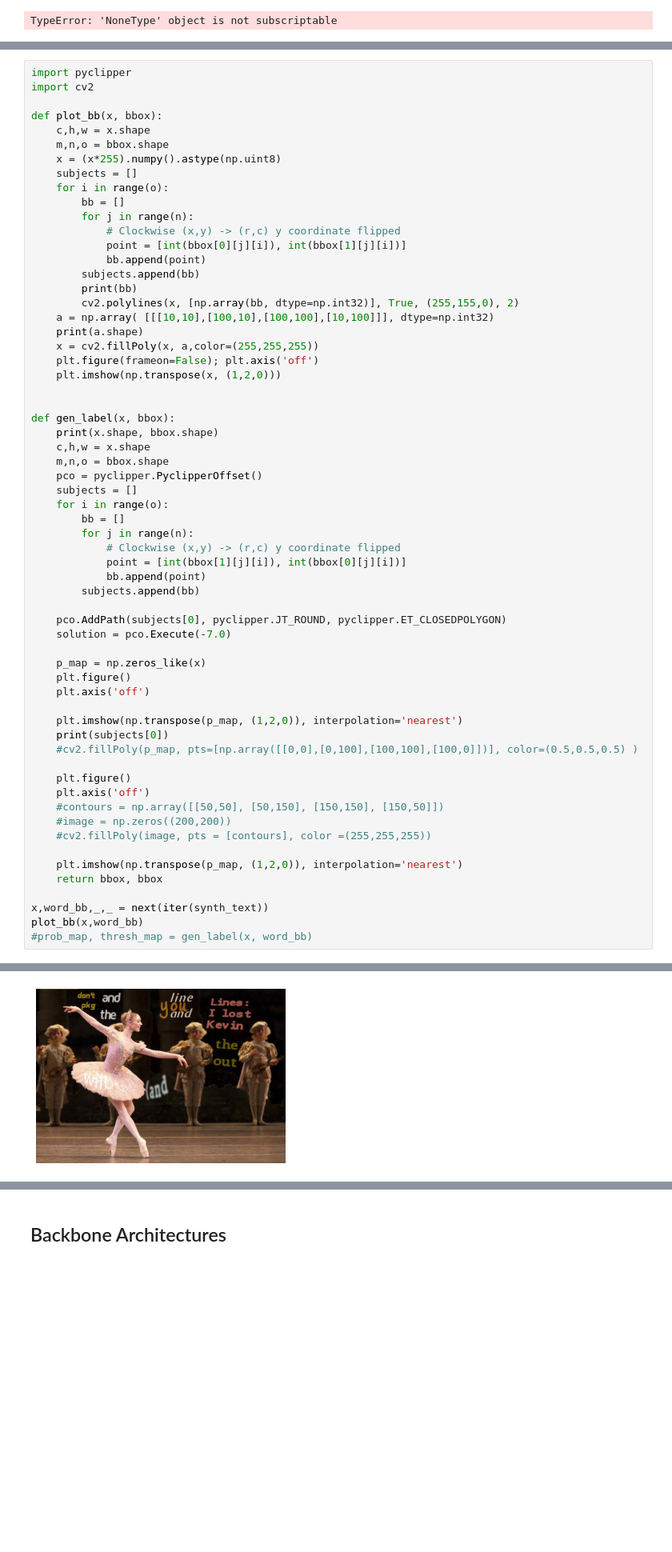
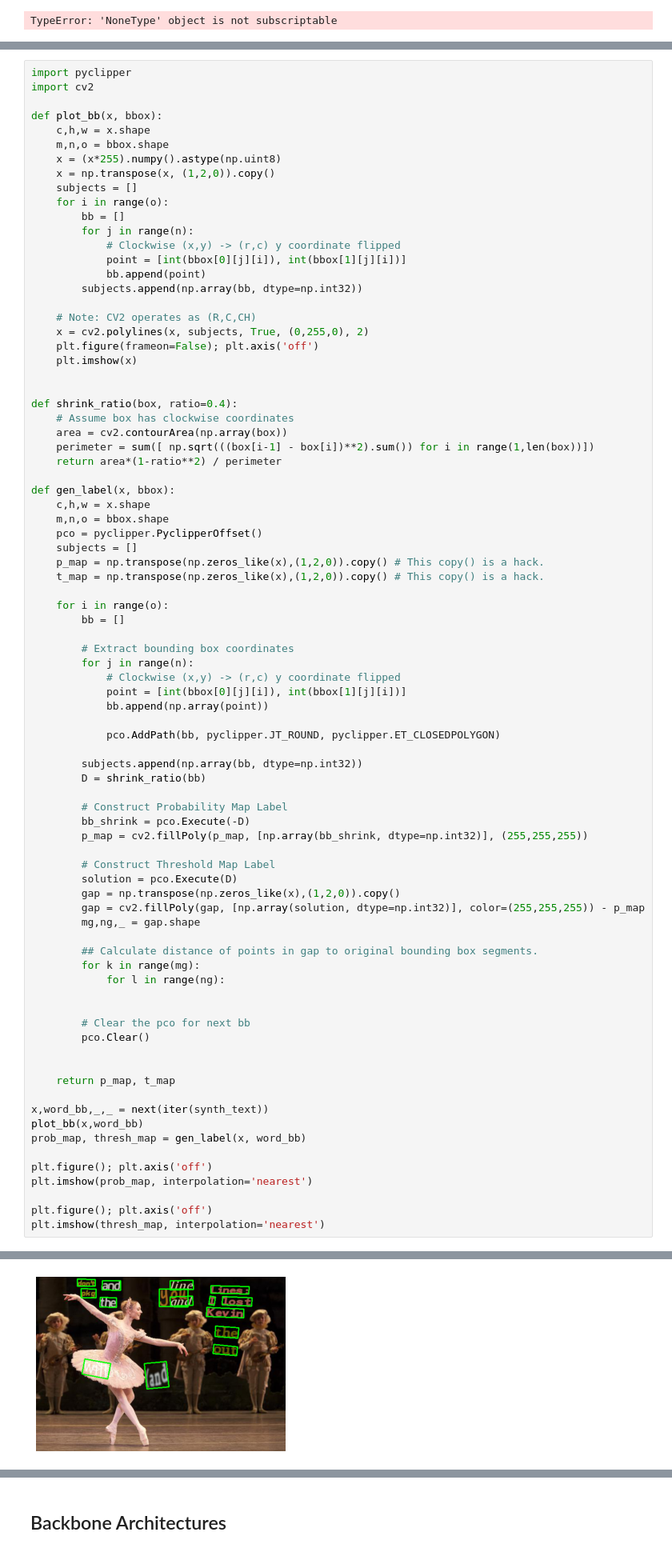
Before and after one commit to nu1ptr/ml_dl_notebooks, a Jupyter notebook: DBNet.ipynb, the cells around one changed output, grey strips where cells are left out. Shown: that part at 80% size. Saved outputs shown, nothing was run; the diff lists cells and outputs as text; blank space fills up the shorter version.

```diff
--- a/DBNet.ipynb
+++ b/DBNet.ipynb
@@ -102,6 +108,7 @@ def plot_bb(x, bbox):
     c,h,w = x.shape
     m,n,o = bbox.shape
     x = (x*255).numpy().astype(np.uint8)
+    x = np.transpose(x, (1,2,0)).copy()
     subjects = []
     for i in range(o):
         bb = []
@@ -109,51 +116,70 @@ def plot_bb(x, bbox):
             # Clockwise (x,y) -> (r,c) y coordinate flipped
             point = [int(bbox[0][j][i]), int(bbox[1][j][i])]
             bb.append(point)
-        subjects.append(bb)
-        print(bb)
-        cv2.polylines(x, [np.array(bb, dtype=np.int32)], True, (255,155,0), 2)
-    a = np.array( [[[10,10],[100,10],[100,100],[10,100]]], dtype=np.int32)
-    print(a.shape)
-    x = cv2.fillPoly(x, a,color=(255,255,255))
+        subjects.append(np.array(bb, dtype=np.int32))
+
+    # Note: CV2 operates as (R,C,CH)
+    x = cv2.polylines(x, subjects, True, (0,255,0), 2)
     plt.figure(frameon=False); plt.axis('off')
-    plt.imshow(np.transpose(x, (1,2,0)))
+    plt.imshow(x)
 
 
+def shrink_ratio(box, ratio=0.4):
+    # Assume box has clockwise coordinates
+    area = cv2.contourArea(np.array(box))
+    perimeter = sum([ np.sqrt(((box[i-1] - box[i])**2).sum()) for i in range(1,len(box))])
+    return area*(1-ratio**2) / perimeter
+
 def gen_label(x, bbox):
-    print(x.shape, bbox.shape)
     c,h,w = x.shape
     m,n,o = bbox.shape
     pco = pyclipper.PyclipperOffset()
     subjects = []
+    p_map = np.transpose(np.zeros_like(x),(1,2,0)).copy() # This copy() is a hack.
+    t_map = np.transpose(np.zeros_like(x),(1,2,0)).copy() # This copy() is a hack.
+
     for i in range(o):
         bb = []
+
+        # Extract bounding box coordinates
         for j in range(n):
             # Clockwise (x,y) -> (r,c) y coordinate flipped
-            point = [int(bbox[1][j][i]), int(bbox[0][j][i])]
-            bb.append(point)
-        subjects.append(bb)
+            point = [int(bbox[0][j][i]), int(bbox[1][j][i])]
+            bb.append(np.array(point))
 
-    pco.AddPath(subjects[0], pyclipper.JT_ROUND, pyclipper.ET_CLOSEDPOLYGON)
-    solution = pco.Execute(-7.0)
+            pco.AddPath(bb, pyclipper.JT_ROUND, pyclipper.ET_CLOSEDPOLYGON)
 
-    p_map = np.zeros_like(x)
-    plt.figure()
-    plt.axis('off')
+        subjects.append(np.array(bb, dtype=np.int32))
+        D = shrink_ratio(bb)
 
-    plt.imshow(np.transpose(p_map, (1,2,0)), interpolation='nearest')
-    print(subjects[0])
-    #cv2.fillPoly(p_map, pts=[np.array([[0,0],[0,100],[100,100],[100,0]])], color=(0.5,0.5,0.5) )
+        # Construct Probability Map Label
+        bb_shrink = pco.Execute(-D)
+        p_map = cv2.fillPoly(p_map, [np.array(bb_shrink, dtype=np.int32)], (255,255,255))
 
-    plt.figure()
-    plt.axis('off')
-    #contours = np.array([[50,50], [50,150], [150,150], [150,50]])
-    #image = np.zeros((200,200))
-    #cv2.fillPoly(image, pts = [contours], color =(255,255,255))
+        # Construct Threshold Map Label
+        solution = pco.Execute(D)
+        gap = np.transpose(np.zeros_like(x),(1,2,0)).copy()
+        gap = cv2.fillPoly(gap, [np.array(solution, dtype=np.int32)], color=(255,255,255)) - p_map
+        mg,ng,_ = gap.shape
 
-    plt.imshow(np.transpose(p_map, (1,2,0)), interpolation='nearest')
-    return bbox, bbox
+        ## Calculate distance of points in gap to original bounding box segments.
+        for k in range(mg):
+            for l in range(ng):
+
+
+        # Clear the pco for next bb
+        pco.Clear()
+
+
+    return p_map, t_map
 
 x,word_bb,_,_ = next(iter(synth_text))
 plot_bb(x,word_bb)
-#prob_map, thresh_map = gen_label(x, word_bb)
+prob_map, thresh_map = gen_label(x, word_bb)
+
+plt.figure(); plt.axis('off')
+plt.imshow(prob_map, interpolation='nearest')
+
+plt.figure(); plt.axis('off')
+plt.imshow(thresh_map, interpolation='nearest')
 # %% [output]
@@ -176 +189 @@ plot_bb(x,word_bb)
-[figure, old version]
+[figure, new version]
```
Also changed, not shown: parts of 2 cells of this notebook.
